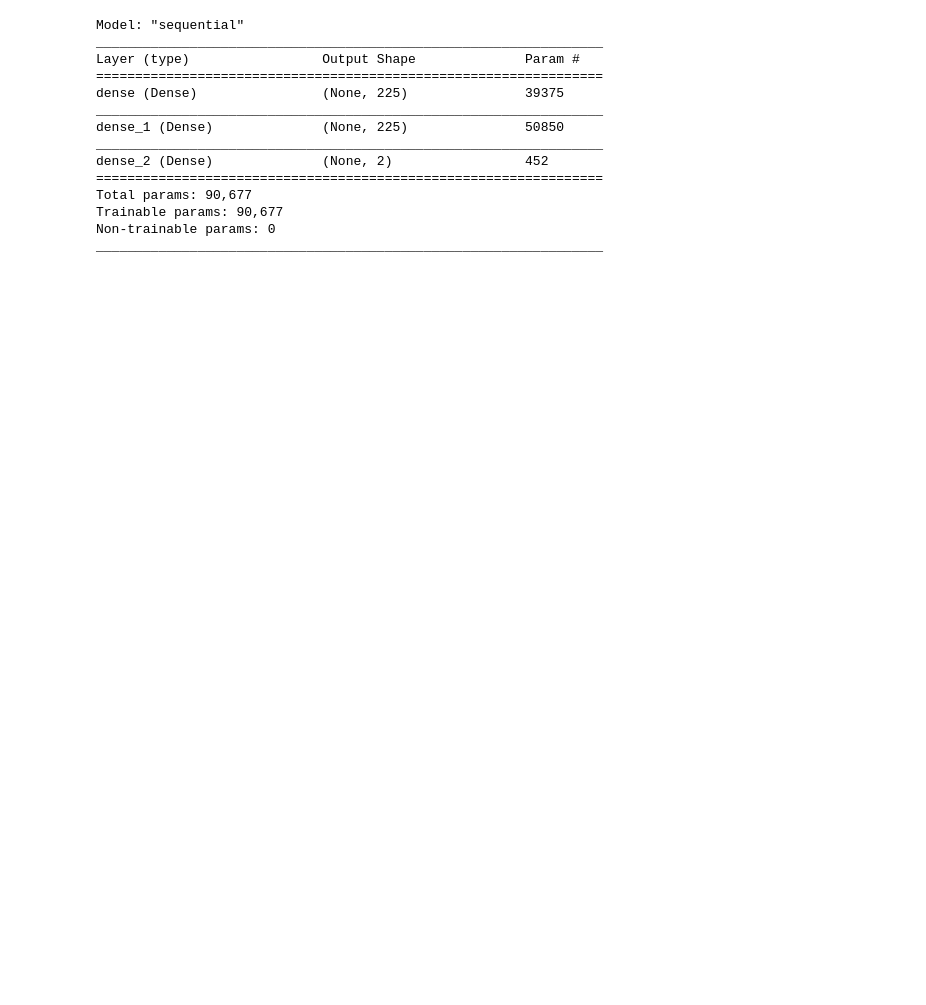
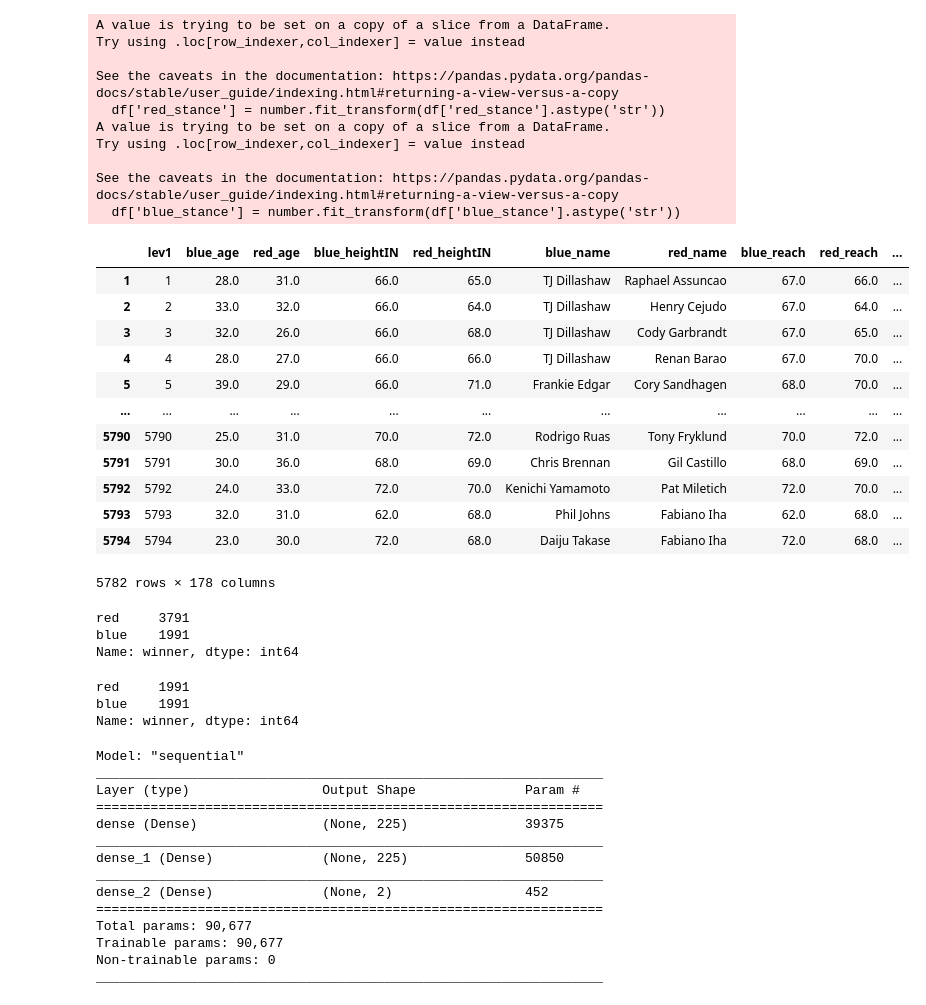
Before and after one commit to a925sw/ufc_stats, a Jupyter notebook: neural_network.ipynb, the cells around one changed output. Saved outputs shown, nothing was run; the diff lists cells and outputs as text; code cells hidden in the pictures; blank space fills up the shorter version.

```diff
--- a/neural_network.ipynb
+++ b/neural_network.ipynb
@@ -58,0 +48,31 @@ y = winners
+# %%
+number = LabelEncoder()
+# data['red_name'] = number.fit_transform(data['red_name'].astype('str'))
+# data['blue_name'] = number.fit_transform(data['blue_name'].astype('str'))
+df['red_stance'] = number.fit_transform(df['red_stance'].astype('str'))
+df['blue_stance'] = number.fit_transform(df['blue_stance'].astype('str'))
+df
+# %% [output]
+A value is trying to be set on a copy of a slice from a DataFrame.
+Try using .loc[row_indexer,col_indexer] = value instead
+
+See the caveats in the documentation: https://pandas.pydata.org/pandas-docs/stable/user_guide/indexing.html#returning-a-view-versus-a-copy
+  df['red_stance'] = number.fit_transform(df['red_stance'].astype('str'))
+A value is trying to be set on a copy of a slice from a DataFrame.
+Try using .loc[row_indexer,col_indexer] = value instead
+
+See the caveats in the documentation: https://pandas.pydata.org/pandas-docs/stable/user_guide/indexing.html#returning-a-view-versus-a-copy
+  df['blue_stance'] = number.fit_transform(df['blue_stance'].astype('str'))
+|  | lev1 | blue_age | red_age | blue_heightIN | red_heightIN | blue_name | red_name | blue_reach | red_reach | ... |
+| 1 | 1 | 28.0 | 31.0 | 66.0 | 65.0 | TJ Dillashaw | Raphael Assuncao | 67.0 | 66.0 | ... |
+| 2 | 2 | 33.0 | 32.0 | 66.0 | 64.0 | TJ Dillashaw | Henry Cejudo | 67.0 | 64.0 | ... |
+| 3 | 3 | 32.0 | 26.0 | 66.0 | 68.0 | TJ Dillashaw | Cody Garbrandt | 67.0 | 65.0 | ... |
+| 4 | 4 | 28.0 | 27.0 | 66.0 | 66.0 | TJ Dillashaw | Renan Barao | 67.0 | 70.0 | ... |
+| 5 | 5 | 39.0 | 29.0 | 66.0 | 71.0 | Frankie Edgar | Cory Sandhagen | 68.0 | 70.0 | ... |
+| ... | ... | ... | ... | ... | ... | ... | ... | ... | ... | ... |
+| 5790 | 5790 | 25.0 | 31.0 | 70.0 | 72.0 | Rodrigo Ruas | Tony Fryklund | 70.0 | 72.0 | ... |
+| 5791 | 5791 | 30.0 | 36.0 | 68.0 | 69.0 | Chris Brennan | Gil Castillo | 68.0 | 69.0 | ... |
+| 5792 | 5792 | 24.0 | 33.0 | 72.0 | 70.0 | Kenichi Yamamoto | Pat Miletich | 72.0 | 70.0 | ... |
+| 5793 | 5793 | 32.0 | 31.0 | 62.0 | 68.0 | Phil Johns | Fabiano Iha | 62.0 | 68.0 | ... |
+| 5794 | 5794 | 23.0 | 30.0 | 72.0 | 68.0 | Daiju Takase | Fabiano Iha | 72.0 | 68.0 | ... |
+5782 rows × 178 columns
@@ -58,0 +83,30 @@ y = winners
+# %%
+df["winner"].value_counts()
+# %% [output]
+red     3791
+blue    1991
+Name: winner, dtype: int64
+# %%
+
+# Separate majority and minority classes
+df_majority = df[df.winner=="red"]
+df_minority = df[df.winner=="blue"]
+
+# Downsample majority class
+df_majority_downsampled = resample(df_majority,
+                                 replace=False,    # sample without replacement
+                                 n_samples=1991,     # to match minority class
+                                 random_state=123) # reproducible results
+
+# Combine minority class with downsampled majority class
+df_downsampled = pd.concat([df_majority_downsampled, df_minority])
+
+# Display new class counts
+df_downsampled.winner.value_counts()
+# 1    49
+# 0    49
+# Name: balance, dtype: int64
+# %% [output]
+red     1991
+blue    1991
+Name: winner, dtype: int64
```
Also changed, not shown: parts of 11 cells of this notebook, 8 other files.
